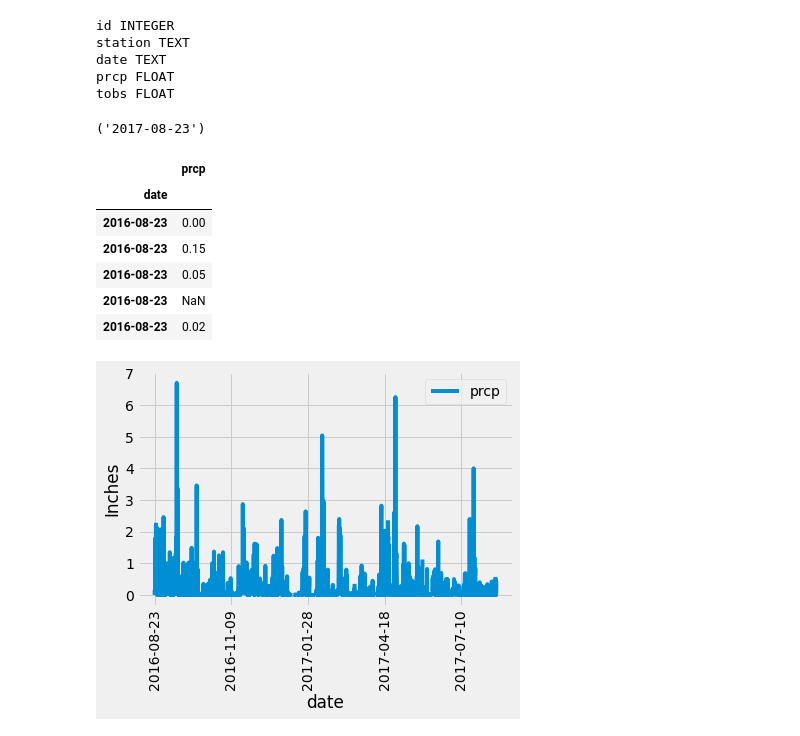
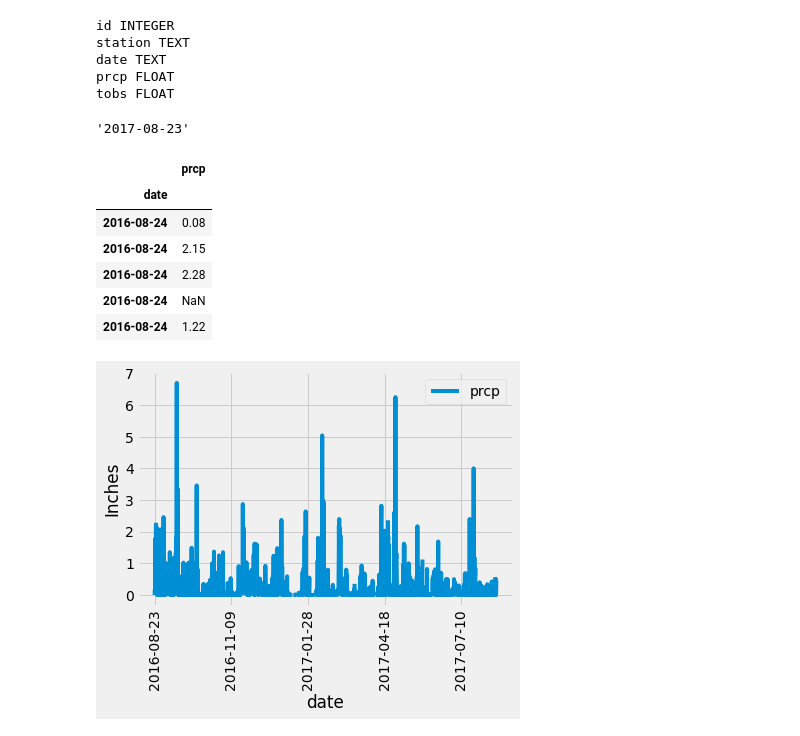
Before and after one commit to dkrug82/sqlalchemy-challenge, a Jupyter notebook: climate_starter.ipynb, the cells around one changed output. Saved outputs shown, nothing was run; the diff lists cells and outputs as text; code cells hidden in the pictures.

Commit message:
completed station analysis and histogram, fixed finding year ago date

```diff
--- a/climate_starter.ipynb
+++ b/climate_starter.ipynb
@@ -51,40 +51,33 @@ date TEXT
 prcp FLOAT
 tobs FLOAT
 # %%
-# Find the most recent date in the data set.
-recent_date = session.query(Measurement.date).order_by(Measurement.date.desc()).first()
+#Found the most recent date in the data set.
+recent_date = session.query(Measurement.date).order_by(Measurement.date.desc()).first().date
 recent_date
 # %% [output]
-('2017-08-23')
+'2017-08-23'
 # %%
-# Design a query to retrieve the last 12 months of precipitation data and plot the results.
-# Starting from the most recent data point in the database.
+#Calculated the date one year from the last date in data set.
+year_ago = dt.datetime.strptime(recent_date, '%Y-%m-%d') - dt.timedelta(days=365)
 
-# Calculate the date one year from the last date in data set.
-year_ago = dt.date(2017, 8, 23) - dt.timedelta(days=365)
-#year_ago
-
-# Perform a query to retrieve the data and precipitation scores
+# Performed a query to retrieve the date and precipitation scores
 results = session.query(Measurement.date, Measurement.prcp).\
                         filter(Measurement.date >= year_ago).\
                         order_by(Measurement.date).all()
-
 
 # Save the query results as a Pandas DataFrame and set the index to the date column
 precp_df = pd.DataFrame(results)
 precp_df.set_index('date', inplace=True)
 
-# Sort the dataframe by date
-#precp_df.sort_index()
 precp_df.head()
 # %% [output]
 |  | prcp |
 | date |  |
-| 2016-08-23 | 0.00 |
-| 2016-08-23 | 0.15 |
-| 2016-08-23 | 0.05 |
-| 2016-08-23 | NaN |
-| 2016-08-23 | 0.02 |
+| 2016-08-24 | 0.08 |
+| 2016-08-24 | 2.15 |
+| 2016-08-24 | 2.28 |
+| 2016-08-24 | NaN |
+| 2016-08-24 | 1.22 |
 # %%
 # Use Pandas Plotting with Matplotlib to plot the data
 precp_df.plot()
```
Also changed, not shown: parts of 4 cells of this notebook.
